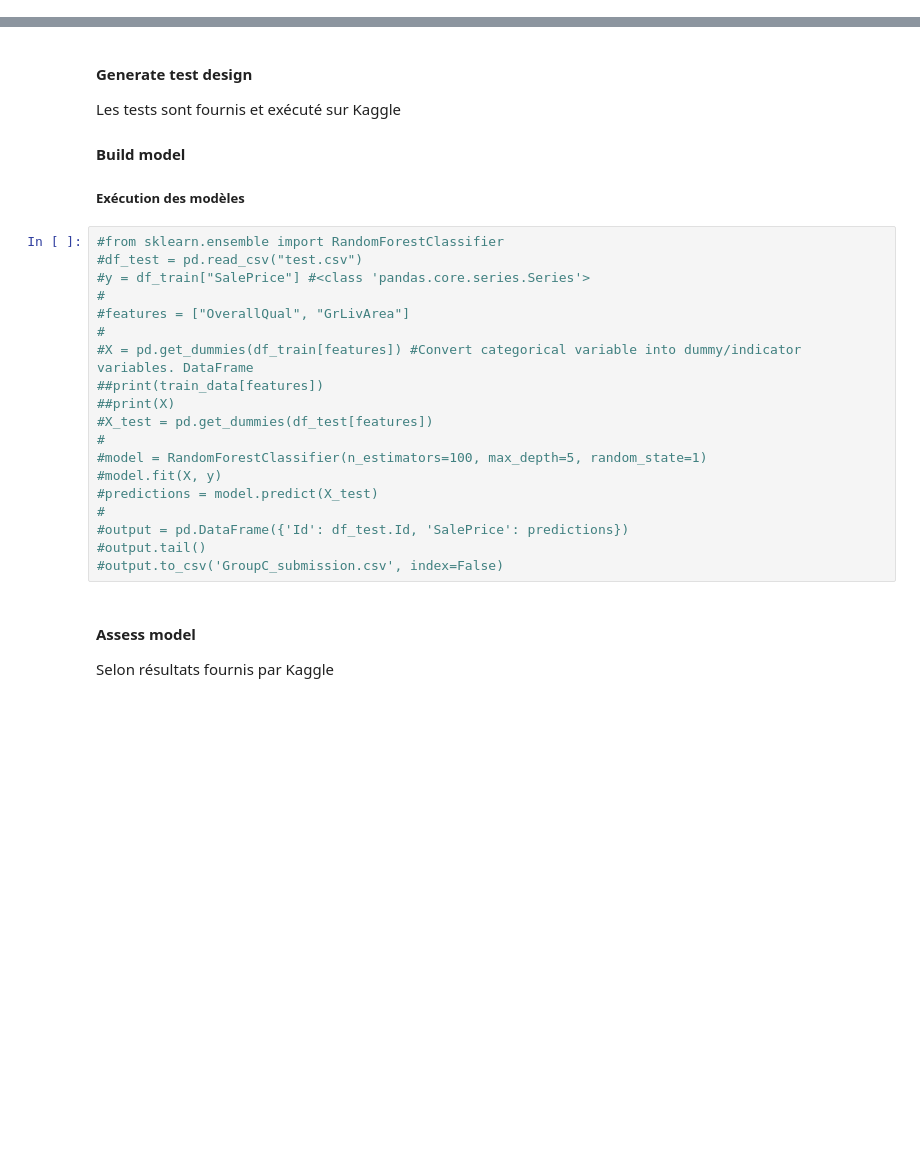
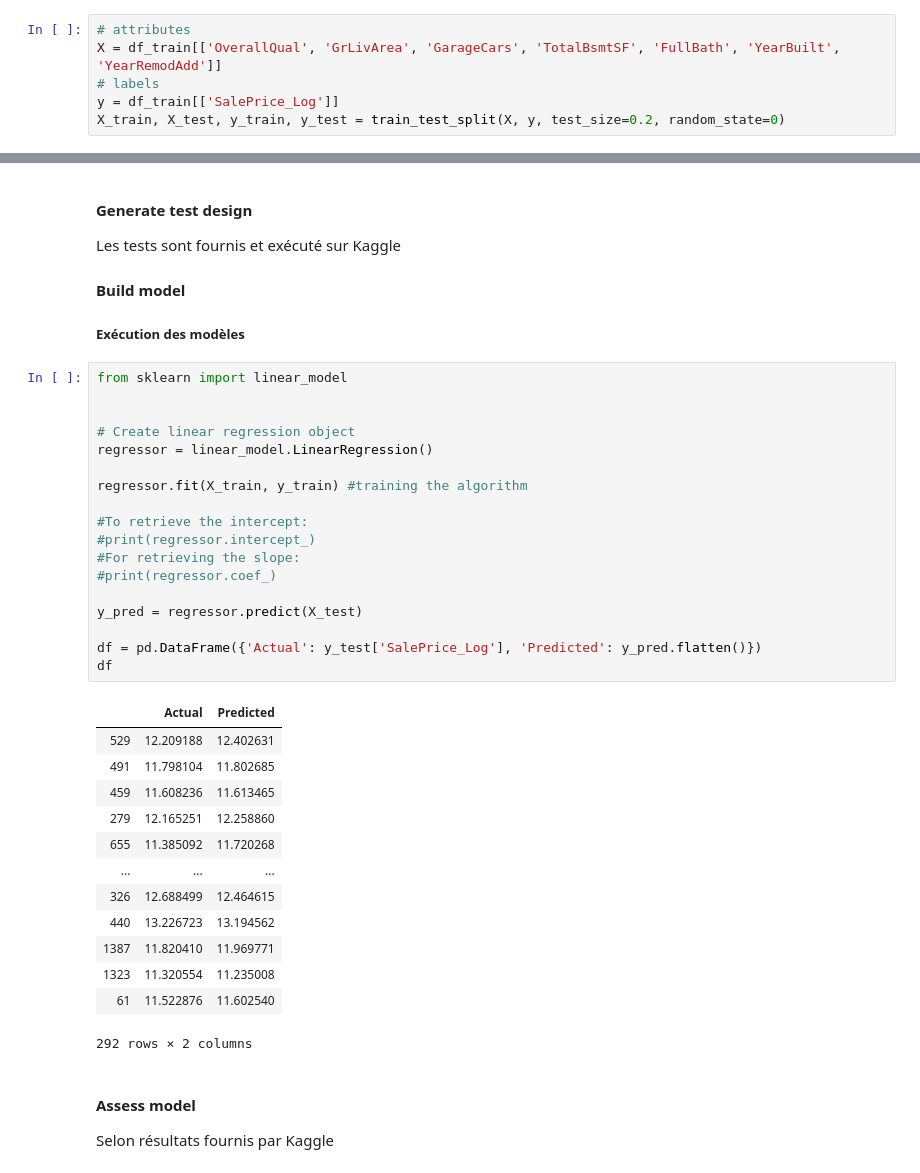
Before and after one commit to migrosdata/HousePrices, a Jupyter notebook: GroupC.ipynb, the cells around one changed output, grey strips where cells are left out. Drawn from its saved outputs; the diff is of its cells as text; blank space fills up the shorter version.

```diff
--- a/GroupC.ipynb
+++ b/GroupC.ipynb
@@ -539,3 +525,9 @@ df_final_train, df_final_test = train_test_split(df_train_select, test_size=0.20
+# %%
+# attributes
+X = df_train[['OverallQual', 'GrLivArea', 'GarageCars', 'TotalBsmtSF', 'FullBath', 'YearBuilt', 'YearRemodAdd']]
+# labels
+y = df_train[['SalePrice_Log']]
+X_train, X_test, y_train, y_test = train_test_split(X, y, test_size=0.2, random_state=0)
 # %% [markdown]
 ### CRISP-DM - Modeling
 
@@ -545,25 +537,38 @@ df_final_train, df_final_test = train_test_split(df_train_select, test_size=0.20
 Les tests sont fournis et exécuté sur Kaggle
 #### Build model
 ##### Exécution des modèles
-# %%
-#from sklearn.ensemble import RandomForestClassifier
-#df_test = pd.read_csv("test.csv")
-#y = df_train["SalePrice"] #<class 'pandas.core.series.Series'>
-#
-#features = ["OverallQual", "GrLivArea"]
-#
-#X = pd.get_dummies(df_train[features]) #Convert categorical variable into dummy/indicator variables. DataFrame
-##print(train_data[features])
-##print(X)
-#X_test = pd.get_dummies(df_test[features])
-#
-#model = RandomForestClassifier(n_estimators=100, max_depth=5, random_state=1)
-#model.fit(X, y)
-#predictions = model.predict(X_test)
-#
-#output = pd.DataFrame({'Id': df_test.Id, 'SalePrice': predictions})
-#output.tail()
-#output.to_csv('GroupC_submission.csv', index=False)
+# %%
+from sklearn import linear_model
+
+
+# Create linear regression object
+regressor = linear_model.LinearRegression()
+
+regressor.fit(X_train, y_train) #training the algorithm
+
+#To retrieve the intercept:
+#print(regressor.intercept_)
+#For retrieving the slope:
+#print(regressor.coef_)
+
+y_pred = regressor.predict(X_test)
+
+df = pd.DataFrame({'Actual': y_test['SalePrice_Log'], 'Predicted': y_pred.flatten()})
+df
+# %% [output]
+|  | Actual | Predicted |
+| 529 | 12.209188 | 12.402631 |
+| 491 | 11.798104 | 11.802685 |
+| 459 | 11.608236 | 11.613465 |
+| 279 | 12.165251 | 12.258860 |
+| 655 | 11.385092 | 11.720268 |
+| ... | ... | ... |
+| 326 | 12.688499 | 12.464615 |
+| 440 | 13.226723 | 13.194562 |
+| 1387 | 11.820410 | 11.969771 |
+| 1323 | 11.320554 | 11.235008 |
+| 61 | 11.522876 | 11.602540 |
+292 rows × 2 columns
 # %% [markdown]
 #### Assess model
 Selon résultats fournis par Kaggle
```
Also changed, not shown: parts of 2 cells of this notebook.
